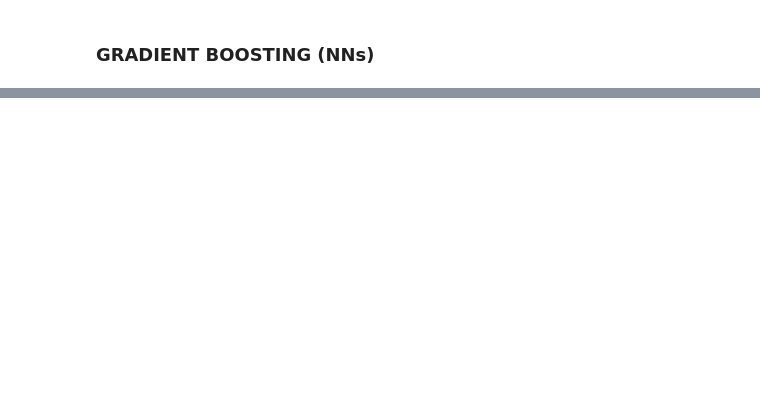
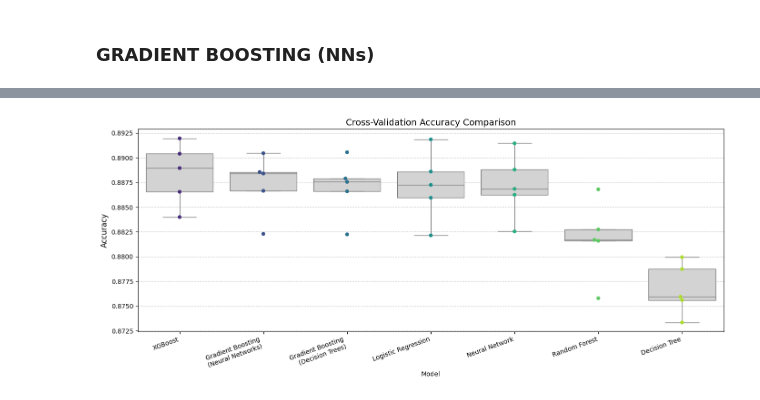
Before and after one commit to oriolraventost/gradient-boosting-implementation, a Jupyter notebook: notebooks/heart.ipynb, the cells around one changed output, grey strips where cells are left out. Saved outputs shown, nothing was run; the diff lists cells and outputs as text; code cells hidden in the pictures; blank space fills up the shorter version.

```diff
--- a/notebooks/heart.ipynb
+++ b/notebooks/heart.ipynb
@@ -506,0 +770,61 @@ for train_idx, valid_idx in skf.split(raw_train, raw_train[target]):
+# %%
+# 1. Prepare data
+results_df = pd.DataFrame({
+    'Logistic Regression': logistic_accuracy_scores,
+    'Decision Tree': dt_accuracy_scores,
+    'Random Forest': rf_accuracy_scores,
+    'Neural Network': mlp_accuracy_scores,
+    "GB (Decision Trees)": gb_accuracy_scores,
+    'XGBoost': xgb_accuracy_scores,
+    'GB (Neural Networks)': nn_gb_accuracy_scores
+})
+
+melted_df = results_df.melt(var_name='Model', value_name='Accuracy')
+
+# 2. Rename with clean multi-line labels
+melted_df['Model'] = melted_df['Model'].replace({
+    "GB (Decision Trees)": "Gradient Boosting\n(Decision Trees)",
+    "GB (Neural Networks)": "Gradient Boosting\n(Neural Networks)"
+})
+
+# 3. Order models by mean Accuracy (best [max] → worst [min])
+model_order = (
+    melted_df.groupby('Model')['Accuracy']
+    .median()
+    .sort_values(ascending=False)
+    .index
+)
+
+# 4. Plot
+plt.figure(figsize=(14, 6))
+
+sns.boxplot(
+    data=melted_df,
+    x='Model',
+    y='Accuracy',
+    order=model_order,
+    color='lightgray',
+    showfliers=False
+)
+
+sns.swarmplot(
+    data=melted_df,
+    x='Model',
+    y='Accuracy',
+    order=model_order,
+    palette='viridis',
+    size=6
+)
+
+# 5. Y-axis - No scaling
+plt.ylabel('Accuracy', fontsize=12)
+
+# 6. Clean styling
+plt.xticks(rotation=20, ha='right')
+plt.title('Cross-Validation Accuracy Comparison', fontsize=14)
+plt.grid(axis='y', linestyle='--', alpha=0.7)
+
+plt.tight_layout()
+plt.show()
+# %% [output]
+[figure, added]
```
Also changed, not shown: parts of 21 cells of this notebook.
